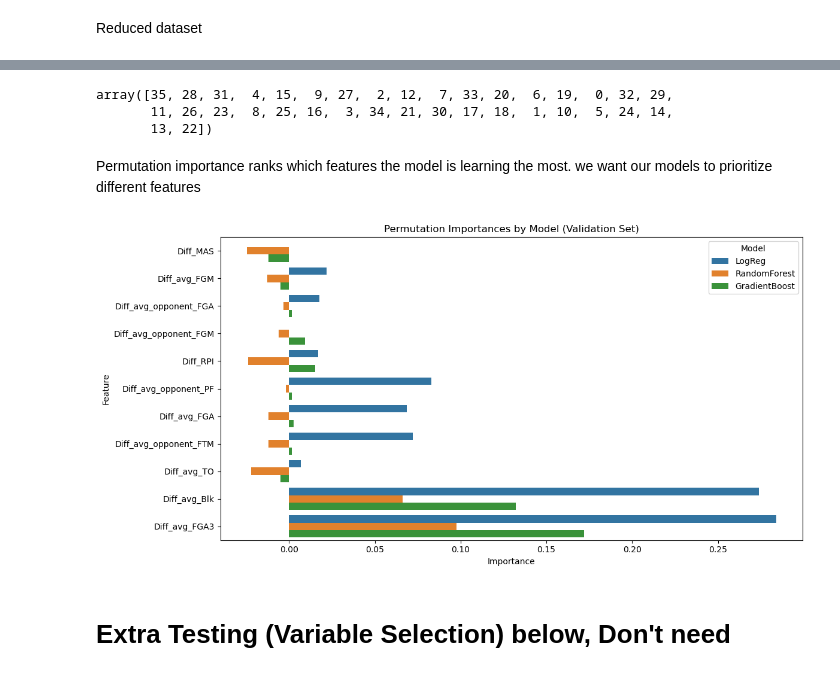
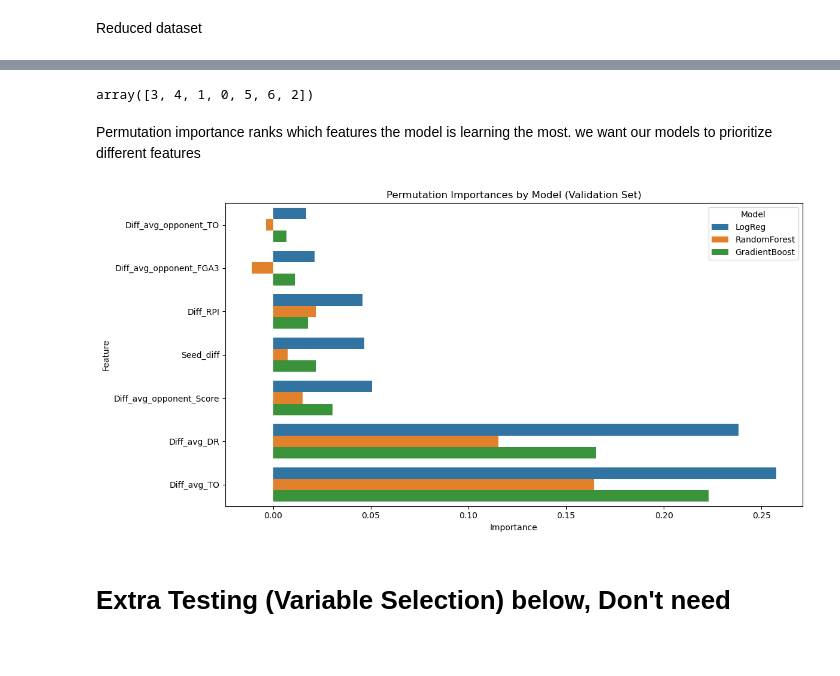
Before and after one commit to ecw70574/data_mining_course_project, a Jupyter notebook: TestingMerge.ipynb, the cells around one changed output, grey strips where cells are left out. Saved outputs shown, nothing was run; the diff lists cells and outputs as text; code cells hidden in the pictures.

```diff
--- a/TestingMerge.ipynb
+++ b/TestingMerge.ipynb
@@ -795,21 +894,25 @@ take out seed_diff for now because in 2025 data sometimes says round 1 game 1 wi
 # %%
-
-tourney_data = tourney_data.drop(columns=["Seed_diff"])
-# Example: Use all years before 2023 to train, and 2023-2024 as test
-train = tourney_data[tourney_data['Season'] < 2024].dropna()  # Training data (before 2024)
-validation = tourney_data[tourney_data['Season'] == 2024].dropna()  # Validation data (2024)
-test = tourney_data[tourney_data['Season'] == 2025].dropna()  # Test data (2025)
-
 # removing unique columns like ID and year now that we've filtered on year
 # also remove PointDiff because is our continuous target we are not using right now
 
 # training sets
-X_train = train.drop(columns=['PointDiff', 'win', 'Season', 'T1_TeamID', 'T2_TeamID'])  # or whatever your label column is
+X_train_og = train.drop(columns=['PointDiff', 'win', 'Season', 'T1_TeamID', 'T2_TeamID'])  # or whatever your label column is
 y_train = train['win']
 #validation sets
-X_val = validation.drop(columns=['PointDiff', 'win', 'Season', 'T1_TeamID', 'T2_TeamID'])  # or whatever your label column is
+X_val_og = validation.drop(columns=['PointDiff', 'win', 'Season', 'T1_TeamID', 'T2_TeamID'])  # or whatever your label column is
 y_val = validation['win']
 # test sets
-X_test = test.drop(columns=['PointDiff', 'win', 'Season', 'T1_TeamID', 'T2_TeamID'])
+X_test_og = test.drop(columns=['PointDiff', 'win', 'Season', 'T1_TeamID', 'T2_TeamID'])
 y_test = test['win']
+
+# add scaler for scale-dependent models
+scaler = StandardScaler()
+X_train = scaler.fit_transform(X_train_og)
+X_val = scaler.transform(X_val_og)
+X_test = scaler.transform(X_test_og)
+# %%
+# Convert scaled data back to DataFrame for compatibility with column names
+X_train= pd.DataFrame(X_train, columns=X_train_og.columns)
+X_val = pd.DataFrame(X_val, columns=X_val_og.columns)
+X_test= pd.DataFrame(X_test, columns=X_test_og.columns)
 # %%
@@ -1252,0 +1361,8 @@ array([ 2, 10,  3,  6,  9,  0,  1,  7,  5,  4,  8])
+# %%
+alphas = [0.001, 0.01, 0.1, 0.2, 0.3, 0.4, 0.5, 0.6, 0.7, 0.8, 0.9, 1.0]
+for alpha in alphas:
+    weights = alpha ** (2023 - train['Season'])
+    model = LogisticRegression(max_iter=1000)
+    model.fit(X_train_selected, y_train, sample_weight=weights)
+    accuracy = model.score(X_val_selected, y_val)
+    print("Accuracy for alpha of " + str(alpha) + " is " + str(accuracy))
@@ -1252,0 +1384,9 @@ array([ 2, 10,  3,  6,  9,  0,  1,  7,  5,  4,  8])
+# %%
+import numpy as np
+lambdas = [0.001, 0.01, 0.1,  0.2, 0.3, 0.5, 0.6, 0.7, 0.8, 0.9, 1.0, 10, 50]
+for my_lambda in lambdas:
+    weights = np.exp(-my_lambda * (2023 - train['Season']))
+    model = LogisticRegression(max_iter=1000)
+    model.fit(X_train_selected, y_train, sample_weight=weights)
+    accuracy = model.score(X_val_selected, y_val)
+    print("Accuracy for lambda of " + str(my_lambda) + " is " + str(accuracy))
@@ -1365,43 +1566,41 @@ weighted avg       0.75      0.75      0.75       118
 from sklearn.inspection import permutation_importance
 
 result3 = permutation_importance(gb, X_val_selected, y_val, n_repeats=10, random_state=42)
-sorted_idx = result.importances_mean.argsort()
+sorted_idx = result3.importances_mean.argsort()
 sorted_idx
 # %% [output]
-array([35, 28, 31,  4, 15,  9, 27,  2, 12,  7, 33, 20,  6, 19,  0, 32, 29,
-       11, 26, 23,  8, 25, 16,  3, 34, 21, 30, 17, 18,  1, 10,  5, 24, 14,
-       13, 22])
+array([3, 4, 1, 0, 5, 6, 2])
 # %% [markdown]
 Permutation importance ranks which features the model is learning the most. we want our models to prioritize different features
 # %%
 from sklearn.inspection import permutation_importance
 import matplotlib.pyplot as plt
 import numpy as np
 import pandas as pd
 
 # Custom feature order (index-based)
-custom_order = np.array([2, 10, 6, 7, 5, 0, 1, 9, 3, 4, 8])
+custom_order = np.array([3, 4, 1, 0, 5, 6, 2])
 ordered_feature_names = X_val.columns[custom_order]
 
 # Create DataFrame with results in the custom order
 perm_df = pd.DataFrame({
     'Feature': ordered_feature_names,
     'LogReg': result1.importances_mean[custom_order],
     'RandomForest': result2.importances_mean[custom_order],
     'GradientBoost': result3.importances_mean[custom_order]
 })
 
 # Optional: Melt for plotting
 perm_df_melted = perm_df.melt(id_vars='Feature', var_name='Model', value_name='Importance')
 
 # 📊 Plot the importances
 plt.figure(figsize=(12, 6))
 sns.barplot(data=perm_df_melted, x='Importance', y='Feature', hue='Model')
 plt.title('Permutation Importances by Model (Validation Set)')
 plt.tight_layout()
 plt.show()
 # %% [output]
-[figure, old version]
+[figure, new version]
 # %% [markdown]
 # Extra Testing (Variable Selection) below, Don't need
 # %% [markdown]
```
Also changed, not shown: parts of 43 cells of this notebook.
